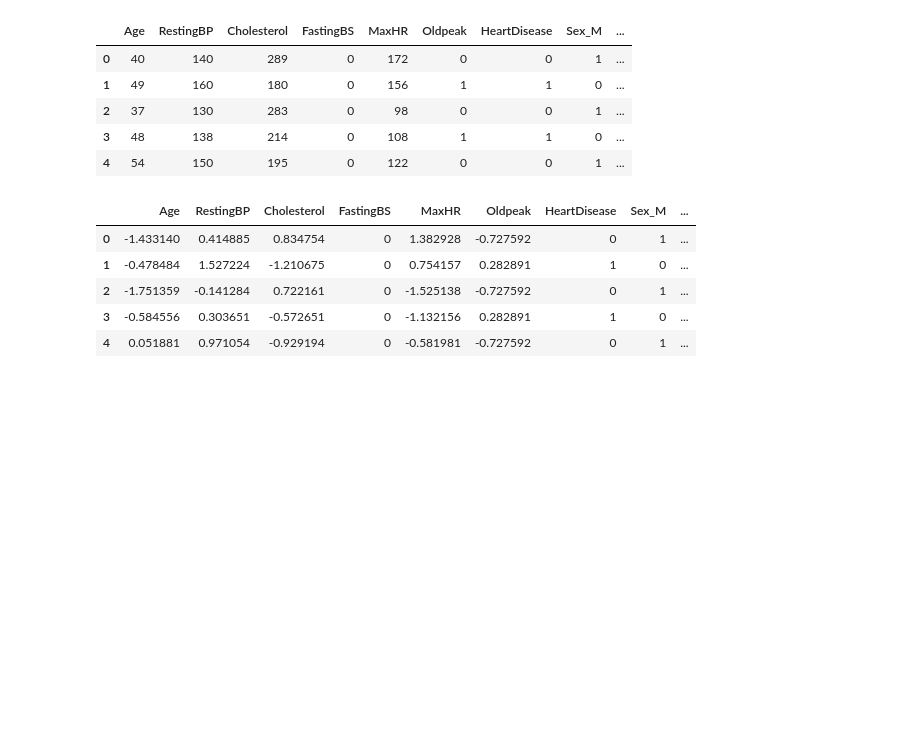
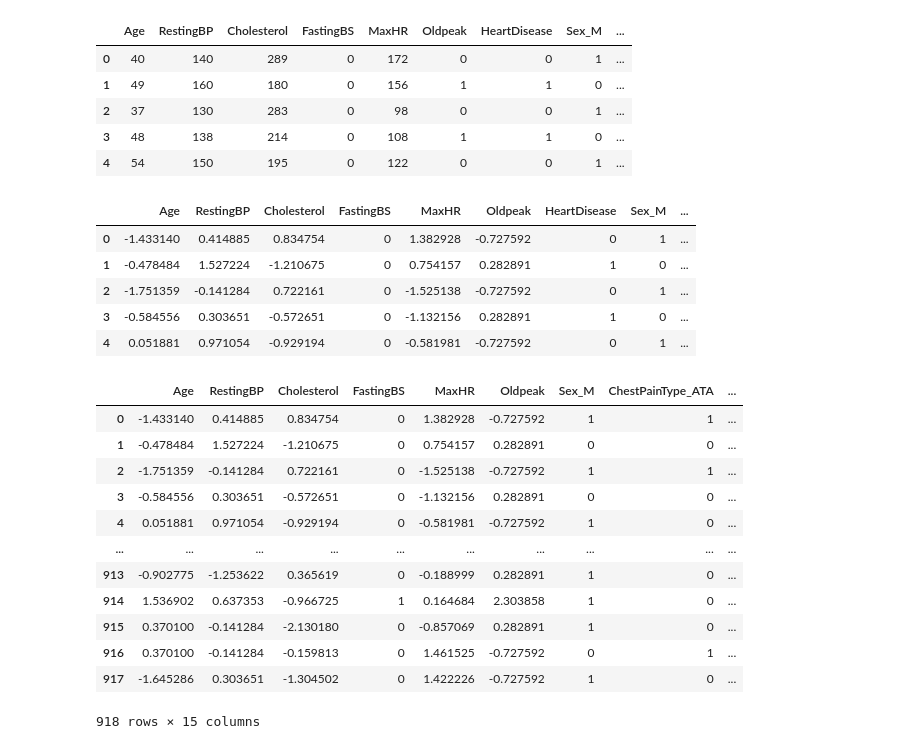
Before and after one commit to saksham7143/Heart_disease_prediction, a Jupyter notebook: Heart_disease_prediction.ipynb, the cells around one changed output. Saved outputs shown, nothing was run; the diff lists cells and outputs as text; code cells hidden in the pictures; blank space fills up the shorter version.

```diff
--- a/Heart_disease_prediction.ipynb
+++ b/Heart_disease_prediction.ipynb
@@ -216,3 +216,22 @@ df_encoding.head()
 | 2 | -1.751359 | -0.141284 | 0.722161 | 0 | -1.525138 | -0.727592 | 0 | 1 | ... |
 | 3 | -0.584556 | 0.303651 | -0.572651 | 0 | -1.132156 | 0.282891 | 1 | 0 | ... |
 | 4 | 0.051881 | 0.971054 | -0.929194 | 0 | -0.581981 | -0.727592 | 0 | 1 | ... |
+# %%
+X = df_encoding.drop("HeartDisease",axis = 1)
+y = df_encoding["HeartDisease"]
+# %%
+X
+# %% [output]
+|  | Age | RestingBP | Cholesterol | FastingBS | MaxHR | Oldpeak | Sex_M | ChestPainType_ATA | ... |
+| 0 | -1.433140 | 0.414885 | 0.834754 | 0 | 1.382928 | -0.727592 | 1 | 1 | ... |
+| 1 | -0.478484 | 1.527224 | -1.210675 | 0 | 0.754157 | 0.282891 | 0 | 0 | ... |
+| 2 | -1.751359 | -0.141284 | 0.722161 | 0 | -1.525138 | -0.727592 | 1 | 1 | ... |
+| 3 | -0.584556 | 0.303651 | -0.572651 | 0 | -1.132156 | 0.282891 | 0 | 0 | ... |
+| 4 | 0.051881 | 0.971054 | -0.929194 | 0 | -0.581981 | -0.727592 | 1 | 0 | ... |
+| ... | ... | ... | ... | ... | ... | ... | ... | ... | ... |
+| 913 | -0.902775 | -1.253622 | 0.365619 | 0 | -0.188999 | 0.282891 | 1 | 0 | ... |
+| 914 | 1.536902 | 0.637353 | -0.966725 | 1 | 0.164684 | 2.303858 | 1 | 0 | ... |
+| 915 | 0.370100 | -0.141284 | -2.130180 | 0 | -0.857069 | 0.282891 | 1 | 0 | ... |
+| 916 | 0.370100 | -0.141284 | -0.159813 | 0 | 1.461525 | -0.727592 | 0 | 1 | ... |
+| 917 | -1.645286 | 0.303651 | -1.304502 | 0 | 1.422226 | -0.727592 | 1 | 0 | ... |
+918 rows × 15 columns
```
Also changed, not shown: parts of 12 cells of this notebook.
